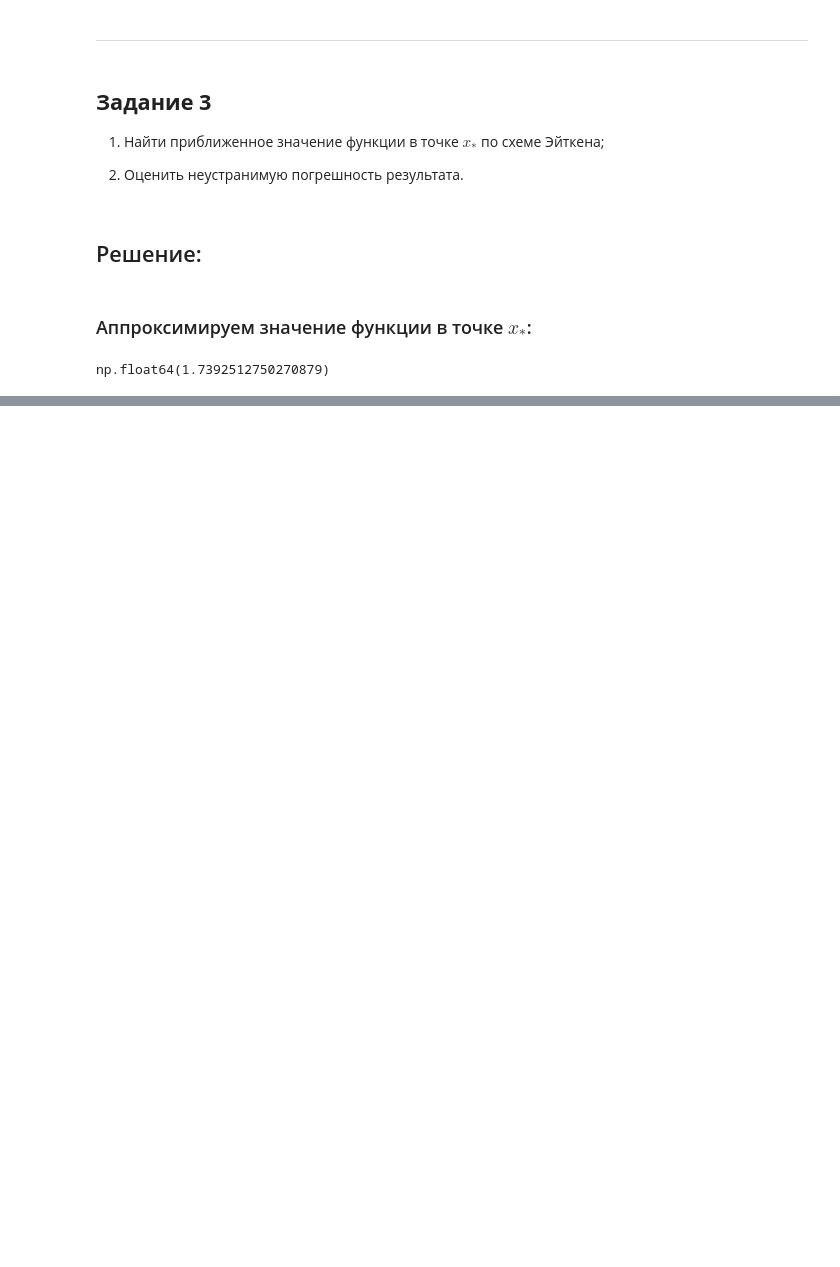
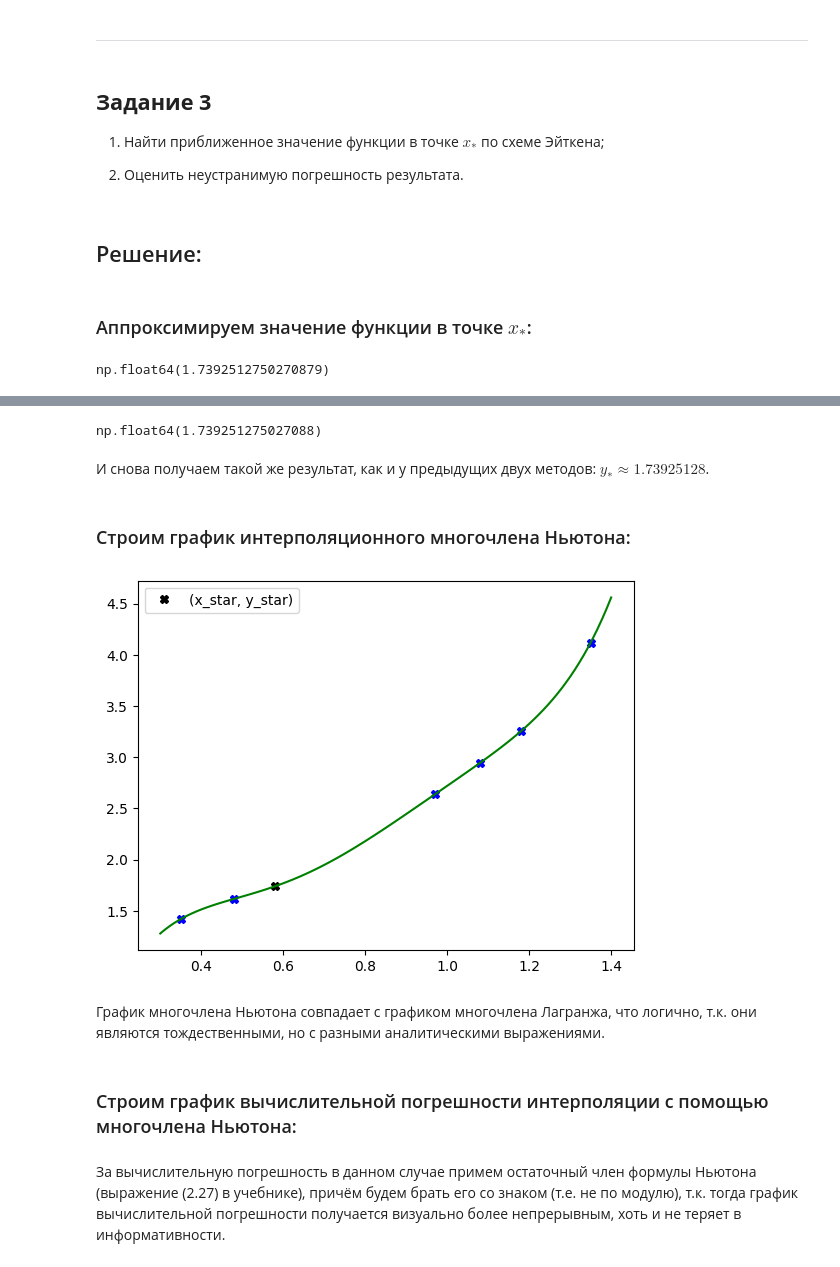
Before and after one commit to akshin-kuvshin/numerical-methods, a Jupyter notebook: lab2/lab2.ipynb, the cells around one changed output, grey strips where cells are left out. Drawn from its saved outputs; the diff is of its cells as text; code cells hidden in the pictures; blank space fills up the shorter version.

```diff
--- a/lab2/lab2.ipynb
+++ b/lab2/lab2.ipynb
@@ -233,0 +312,49 @@ np.float64(1.7392512750270879)
+# %%
+# строим таблицу разделённых разностей f
+# f[i][k] = f(x_i, x_{i+1}, ..., x_{i+k-1}, x_{i+k}) - разделённая разность k-того порядка
+# для удобства будем считать, что f[i][0] = f(x_i) = y_i
+f = []
+for k in range(n):
+    for i in range(n - k):
+        if k == 0:
+            f.append([])
+            f[i].append(y[i])
+        else: # k >= 1
+            f[i].append((f[i + 1][k - 1] - f[i][k - 1]) / (x[i + k] - x[i]))
+# %%
+def f_newton(x_0):
+    y_0 = y[0]
+    for k in range(1, n):
+        p = 1.
+        for i in range(k):
+            p *= x_0 - x[i]
+        y_0 += p * f[0][k]
+    return y_0
+# %%
+y_star = f_newton(x_star)
+y_star
+# %% [output]
+np.float64(1.739251275027088)
+# %% [markdown]
+И снова получаем такой же результат, как и у предыдущих двух методов: $ y_* \approx 1.73925128 $.
+# %% [markdown]
+### Строим график интерполяционного многочлена Ньютона:
+# %%
+for x_i, y_i in zip(x, y):
+    plt.plot(x_i, y_i, 'X', color='blue')
+
+plt.plot(x_star, y_star, 'X', color='black', label='(x_star, y_star)')
+
+y_ = np.array(list(map(f_newton, x_)))
+plt.plot(x_, y_, '-', color='green')
+
+plt.legend()
+plt.show()
+# %% [output]
+[figure, added]
+# %% [markdown]
+График многочлена Ньютона совпадает с графиком многочлена Лагранжа, что логично, т.к. они являются тождественными, но с разными аналитическими выражениями.
+# %% [markdown]
+### Строим график вычислительной погрешности интерполяции с помощью многочлена Ньютона:
+# %% [markdown]
+За вычислительную погрешность в данном случае примем остаточный член формулы Ньютона (выражение (2.27) в учебнике), причём будем брать его со знаком (т.е. не по модулю), т.к. тогда график вычислительной погрешности получается визуально более непрерывным, хоть и не теряет в информативности.
```
Also changed, not shown: parts of 27 cells of this notebook.
